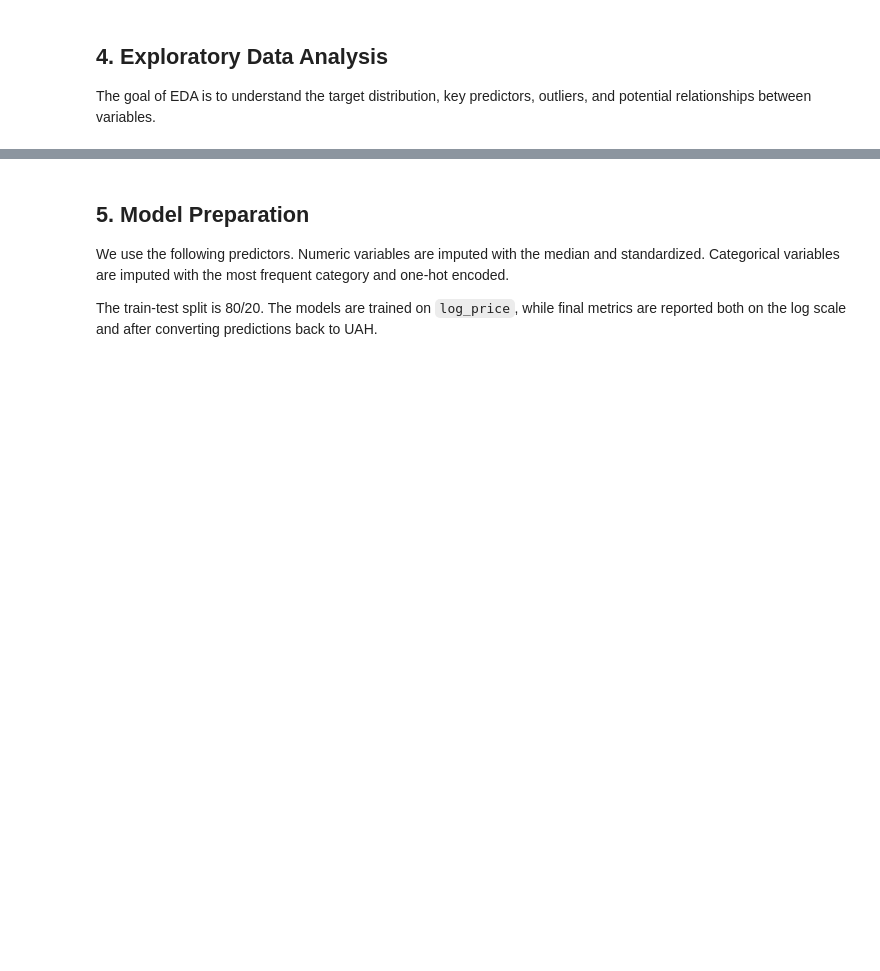
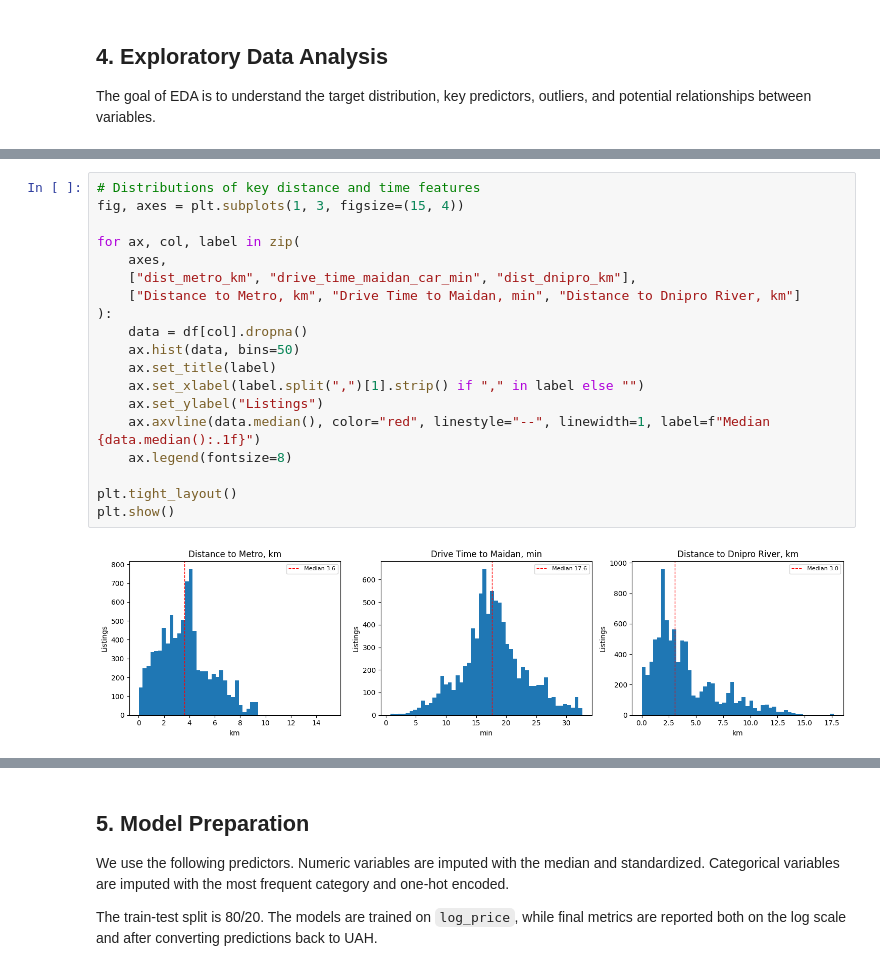
Before and after one commit to dimitro1921/ml_project, a Jupyter notebook: final_project_kyiv_rent_prediction.ipynb, the cells around one changed output, grey strips where cells are left out. Saved outputs shown, nothing was run; the diff lists cells and outputs as text; blank space fills up the shorter version.

```diff
--- a/final_project_kyiv_rent_prediction.ipynb
+++ b/final_project_kyiv_rent_prediction.ipynb
@@ -219,0 +549,21 @@ plt.show()
+# %%
+# Distributions of key distance and time features
+fig, axes = plt.subplots(1, 3, figsize=(15, 4))
+
+for ax, col, label in zip(
+    axes,
+    ["dist_metro_km", "drive_time_maidan_car_min", "dist_dnipro_km"],
+    ["Distance to Metro, km", "Drive Time to Maidan, min", "Distance to Dnipro River, km"]
+):
+    data = df[col].dropna()
+    ax.hist(data, bins=50)
+    ax.set_title(label)
+    ax.set_xlabel(label.split(",")[1].strip() if "," in label else "")
+    ax.set_ylabel("Listings")
+    ax.axvline(data.median(), color="red", linestyle="--", linewidth=1, label=f"Median {data.median():.1f}")
+    ax.legend(fontsize=8)
+
+plt.tight_layout()
+plt.show()
+# %% [output]
+[figure, added]
```
Also changed, not shown: parts of 57 cells of this notebook, 4 other files.
